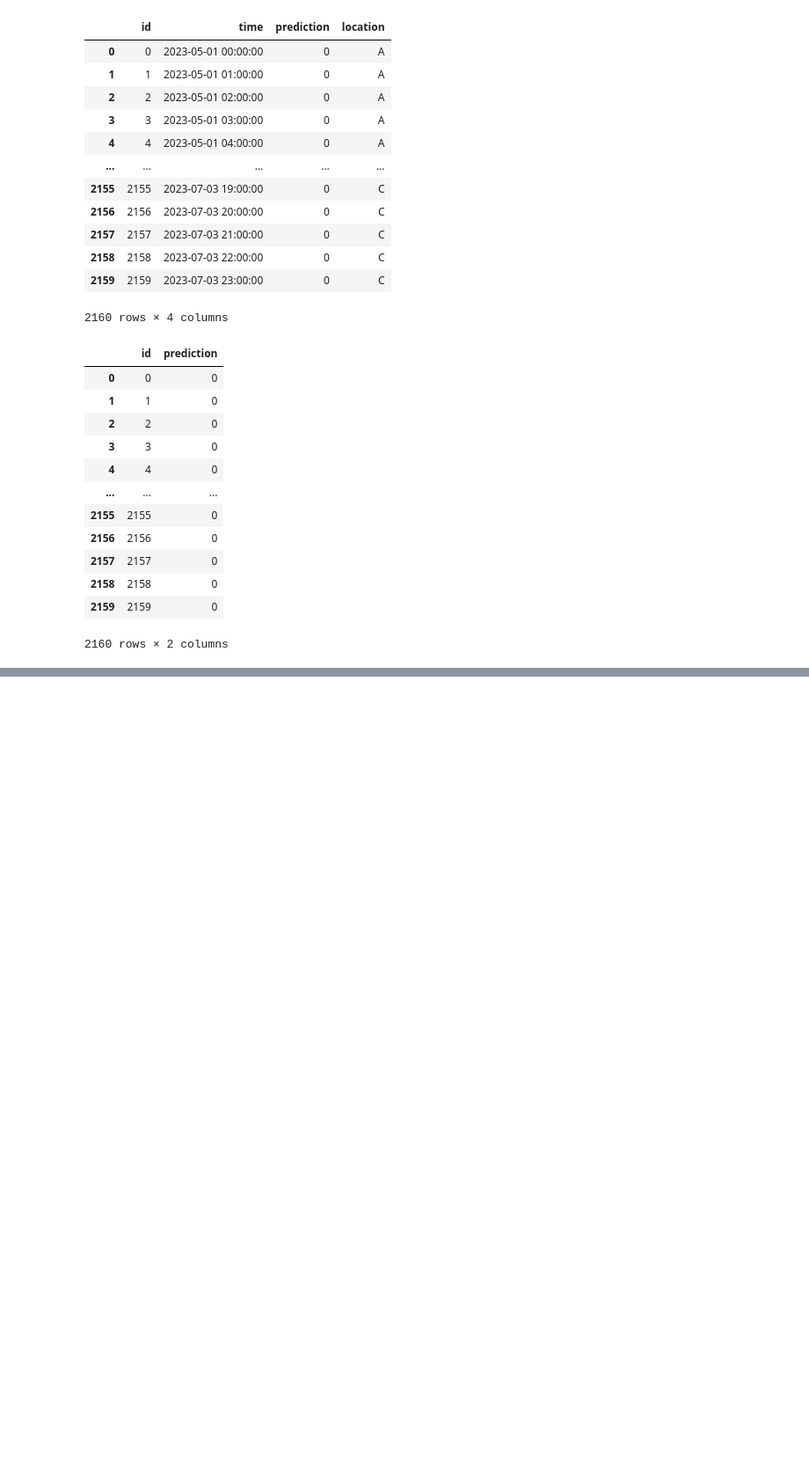
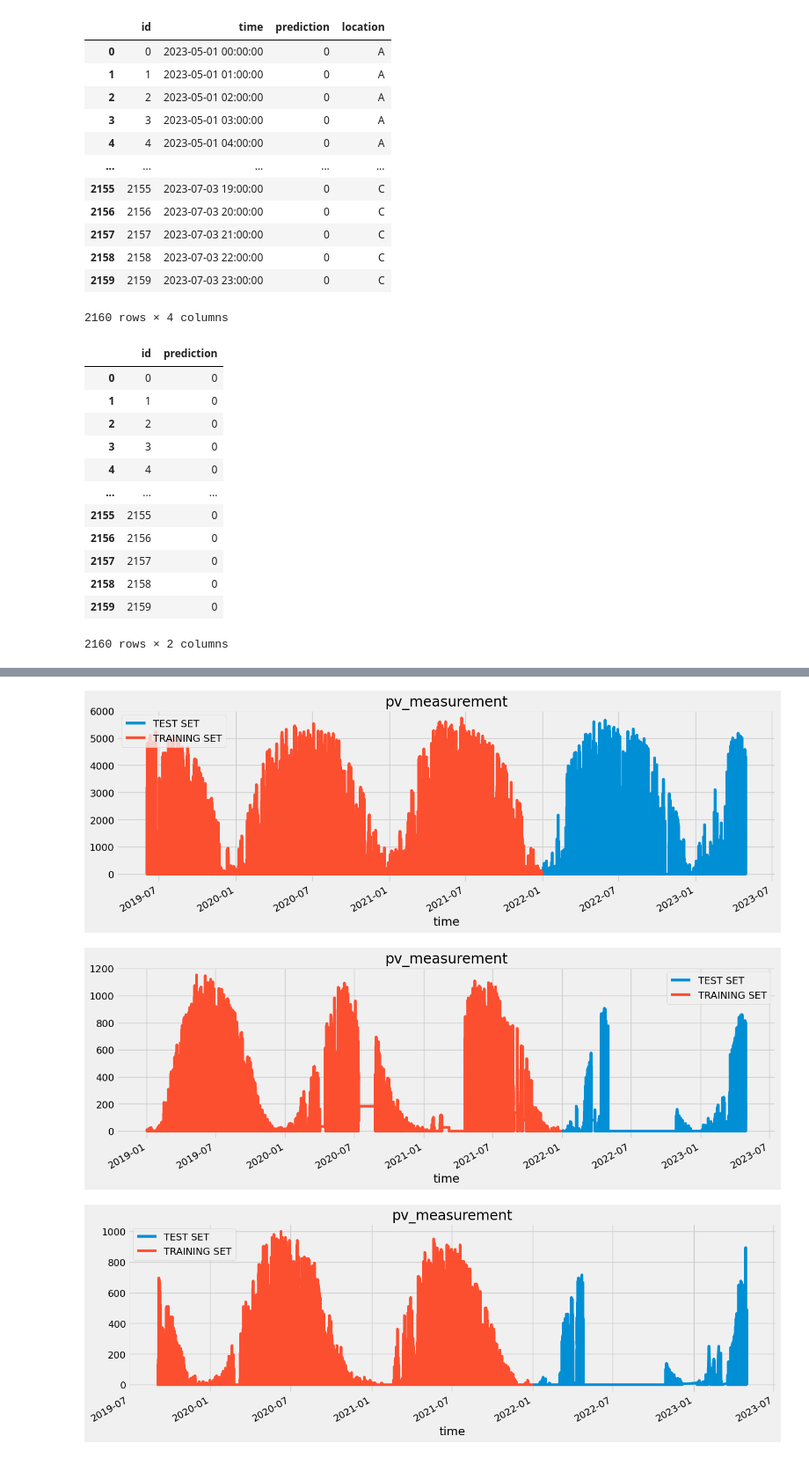
Before and after one commit to art-test-stack/ml_competition, a Jupyter notebook: read_files.ipynb, the cells around one changed output, grey strips where cells are left out. Shown at 88% size. Cells and saved outputs as stored; diff of their text form; code cells hidden in the pictures; blank space fills up the shorter version.

```diff
--- a/read_files.ipynb
+++ b/read_files.ipynb
@@ -335,0 +245,15 @@ X_train_observed_a_cleaned
+# %%
+train_a.set_index('time', inplace=True)
+split_date_a = pd.to_datetime("2022-01-01")  # Date de séparation souhaitée
+pv_train_a = train_a.loc[train_a.index <= split_date_a].copy()
+pv_test_a = train_a.loc[train_a.index > split_date_a].copy()
+
+train_b.set_index('time', inplace=True)
+split_date_b = pd.to_datetime("2022-01-01")  # Date de séparation souhaitée
+pv_train_b = train_b.loc[train_b.index <= split_date_b].copy()
+pv_test_b = train_b.loc[train_b.index > split_date_b].copy()
+
+train_c.set_index('time', inplace=True)
+split_date_c = pd.to_datetime("2022-01-01")  # Date de séparation souhaitée
+pv_train_c = train_c.loc[train_c.index <= split_date_c].copy()
+pv_test_c = train_c.loc[train_c.index > split_date_c].copy()
@@ -335,0 +277,19 @@ X_train_observed_a_cleaned
+# %%
+_ = pv_test_a \
+    .rename(columns={'pv_measurement': 'TEST SET'}) \
+    .join(pv_train_a.rename(columns={'pv_measurement': 'TRAINING SET'}), how='outer') \
+    .plot(figsize=(15,5), title='pv_measurement', style='')
+
+_ = pv_test_b \
+    .rename(columns={'pv_measurement': 'TEST SET'}) \
+    .join(pv_train_b.rename(columns={'pv_measurement': 'TRAINING SET'}), how='outer') \
+    .plot(figsize=(15,5), title='pv_measurement', style='')
+
+_ = pv_test_c \
+    .rename(columns={'pv_measurement': 'TEST SET'}) \
+    .join(pv_train_c.rename(columns={'pv_measurement': 'TRAINING SET'}), how='outer') \
+    .plot(figsize=(15,5), title='pv_measurement', style='')
+# %% [output]
+[figure, added]
+[figure, added]
+[figure, added]
```
Also changed, not shown: parts of 93 cells of this notebook.
